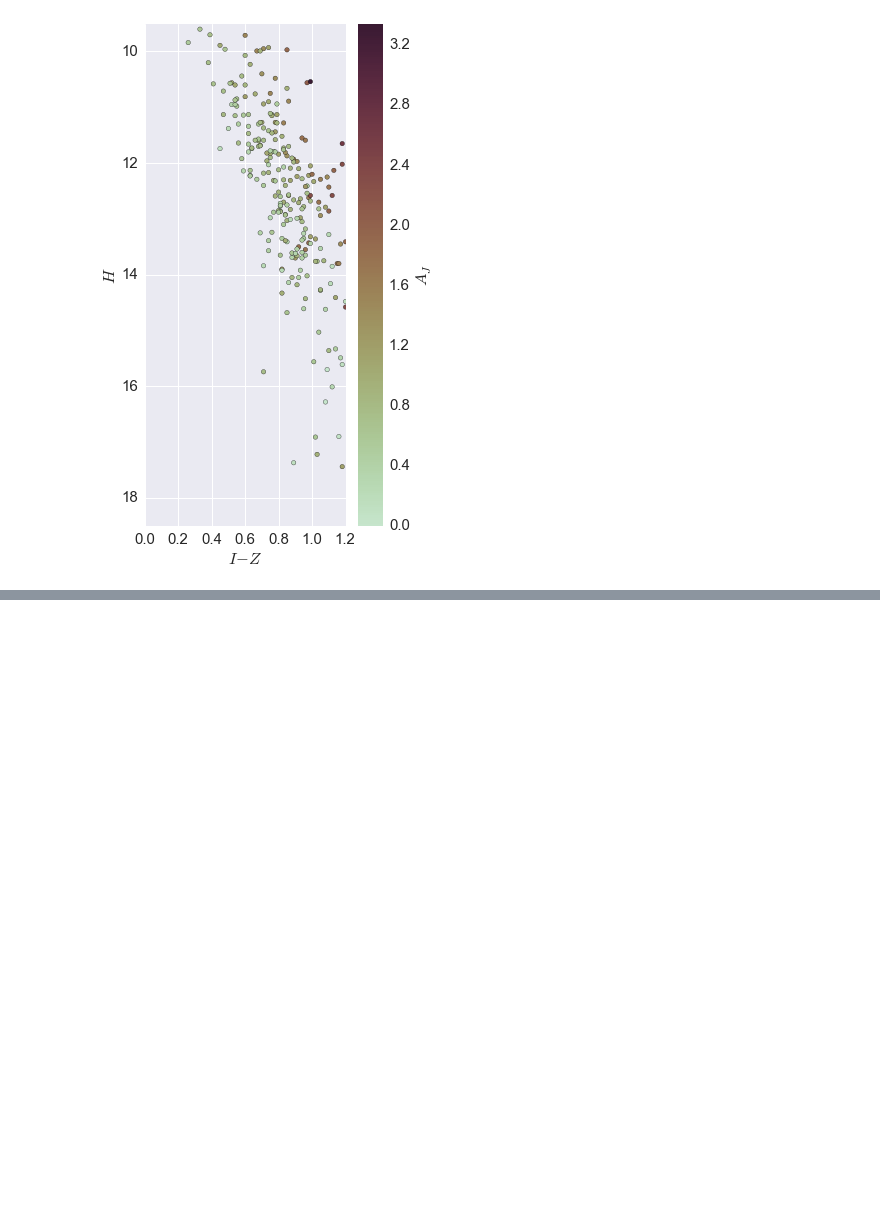
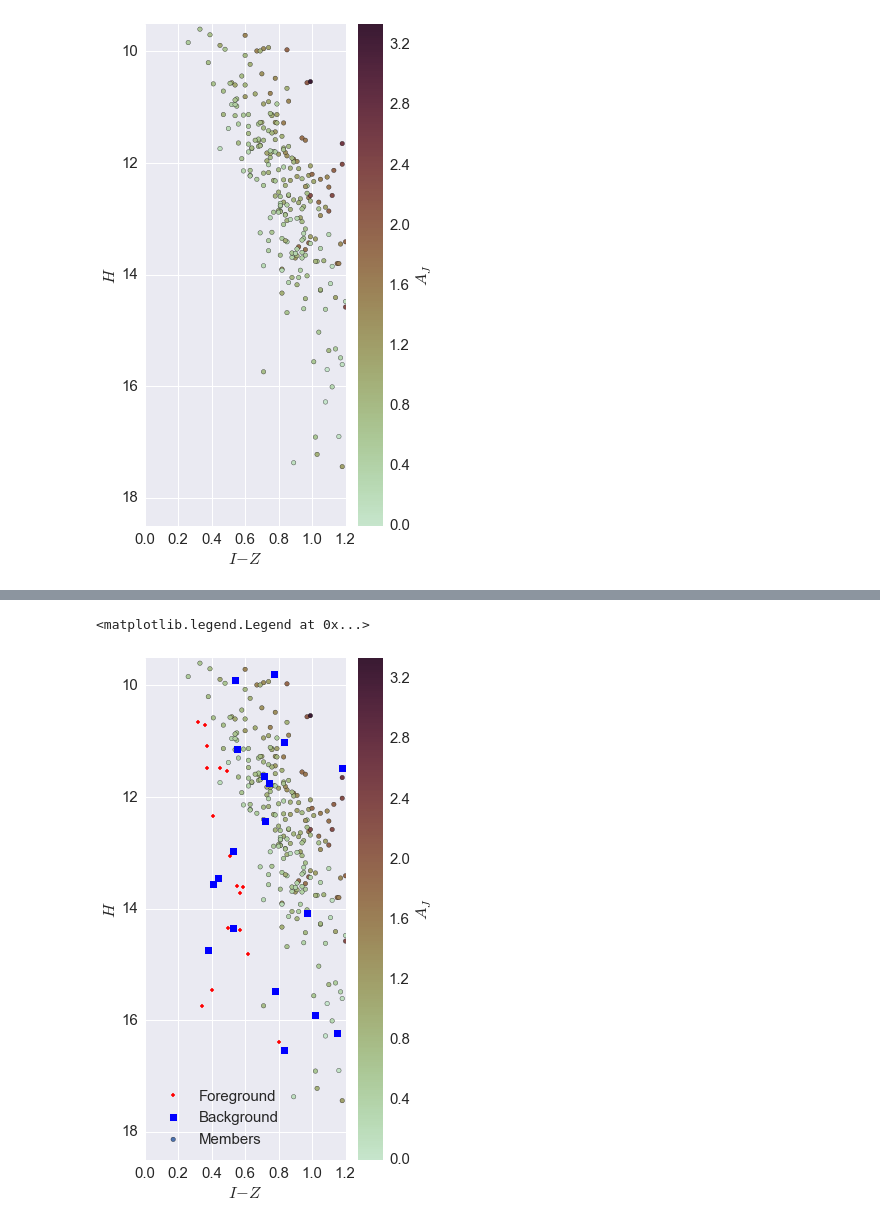
Before and after one commit to BrownDwarf/ApJdataFrames, a Jupyter notebook: notebooks/Luhman2003.ipynb, the cells around one changed output, grey strips where cells are left out. Drawn from its saved outputs; the diff is of its cells as text; code cells hidden in the pictures; blank space fills up the shorter version.

```diff
--- a/notebooks/Luhman2003.ipynb
+++ b/notebooks/Luhman2003.ipynb
@@ -62,0 +102,4 @@ plt.ylabel("$H$")
+# %%
+col_names = ["ID","RA","Dec","SpectralType","Ref","R-I","I","I-Z","J-H","H-Ks","Ks"]
+tbl4 = pd.read_csv('http://iopscience.iop.org/0004-637X/593/2/1093/fulltext/57692.tb4.txt', sep='\t',
+                   header=None, na_values='\ldots', names=col_names)
@@ -62,0 +115,17 @@ plt.ylabel("$H$")
+# %%
+plt.figure(figsize=(4.5, 9))
+
+plt.scatter(data['I-Z'].data, data['H-K'].data + data['Kmag'].data, c=data['AJ'].data, cmap=cmap, label='Members')
+plt.plot(tbl3['I-Z'], tbl3['H-Ks']+tbl3['Ks'], 'r.', label='Foreground')
+plt.plot(tbl4['I-Z'], tbl4['H-Ks']+tbl3['Ks'], 'bs', label='Background')
+
+plt.xlim(0, 1.2)
+plt.ylim(18.5, 9.5)
+cbar = plt.colorbar()
+cbar.set_label('$A_J$')
+plt.xlabel("$I-Z$")
+plt.ylabel("$H$")
+plt.legend(loc='lower left')
+# %% [output]
+<matplotlib.legend.Legend at 0x...>
+[figure, added]
```
Also changed, not shown: parts of 21 cells of this notebook.
